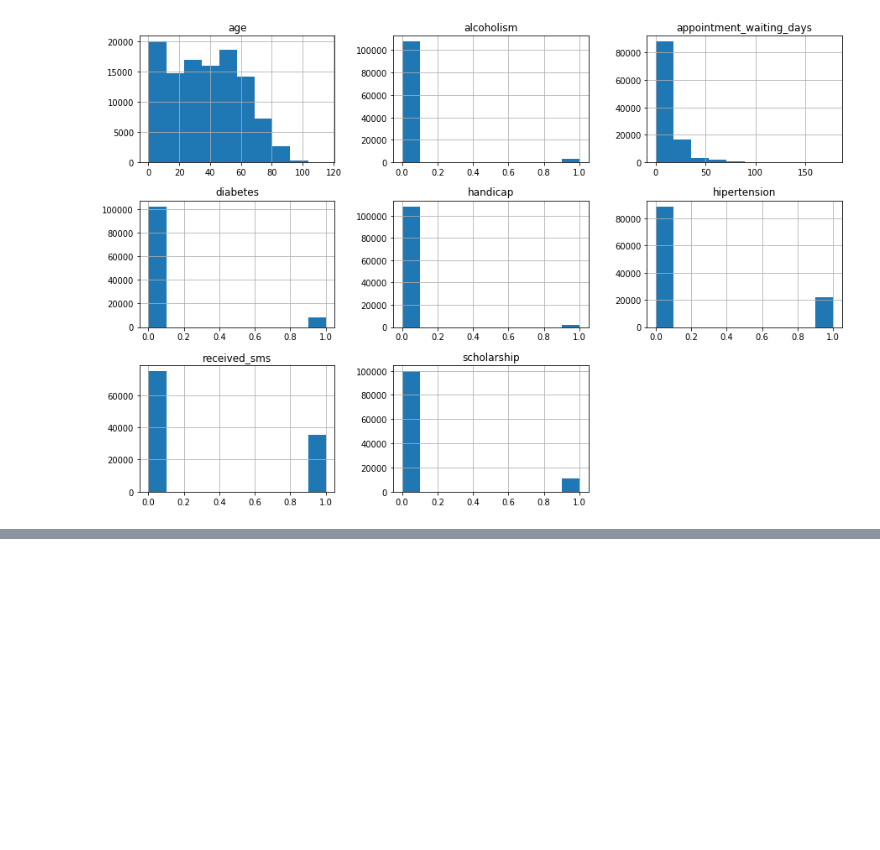
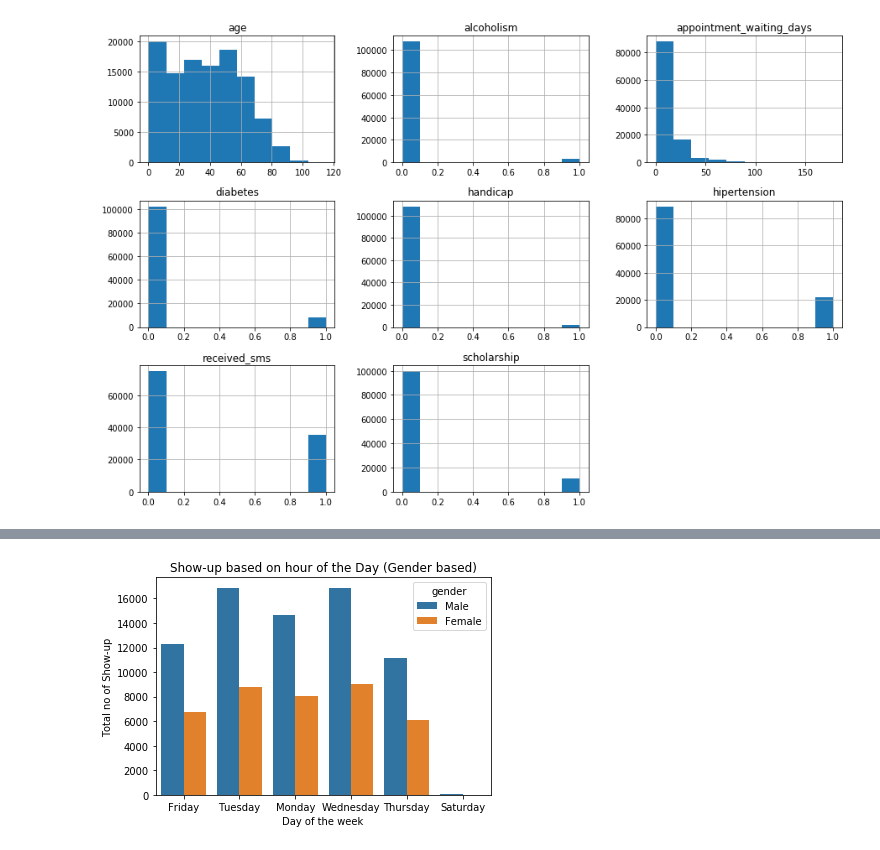
Before and after one commit to faizankhann/Medical-Appointment-No-Show, a Jupyter notebook: Medical Appointment No Show.ipynb, the cells around one changed output, grey strips where cells are left out. Saved outputs shown, nothing was run; the diff lists cells and outputs as text; code cells hidden in the pictures; blank space fills up the shorter version.

```diff
--- a/Medical Appointment No Show.ipynb
+++ b/Medical Appointment No Show.ipynb
@@ -325,0 +362,10 @@ gender patient id
+# %%
+df.groupby('day').count()
+
+sns.countplot(data=df, x='day', hue='gender');
+plt.legend(['Male','Female'], title='gender');
+plt.xlabel('Day of the week')
+plt.ylabel('Total no of Show-up')
+plt.title('Show-up based on hour of the Day (Gender based)');
+# %% [output]
+[figure, added]
```
Also changed, not shown: parts of 14 cells of this notebook.
